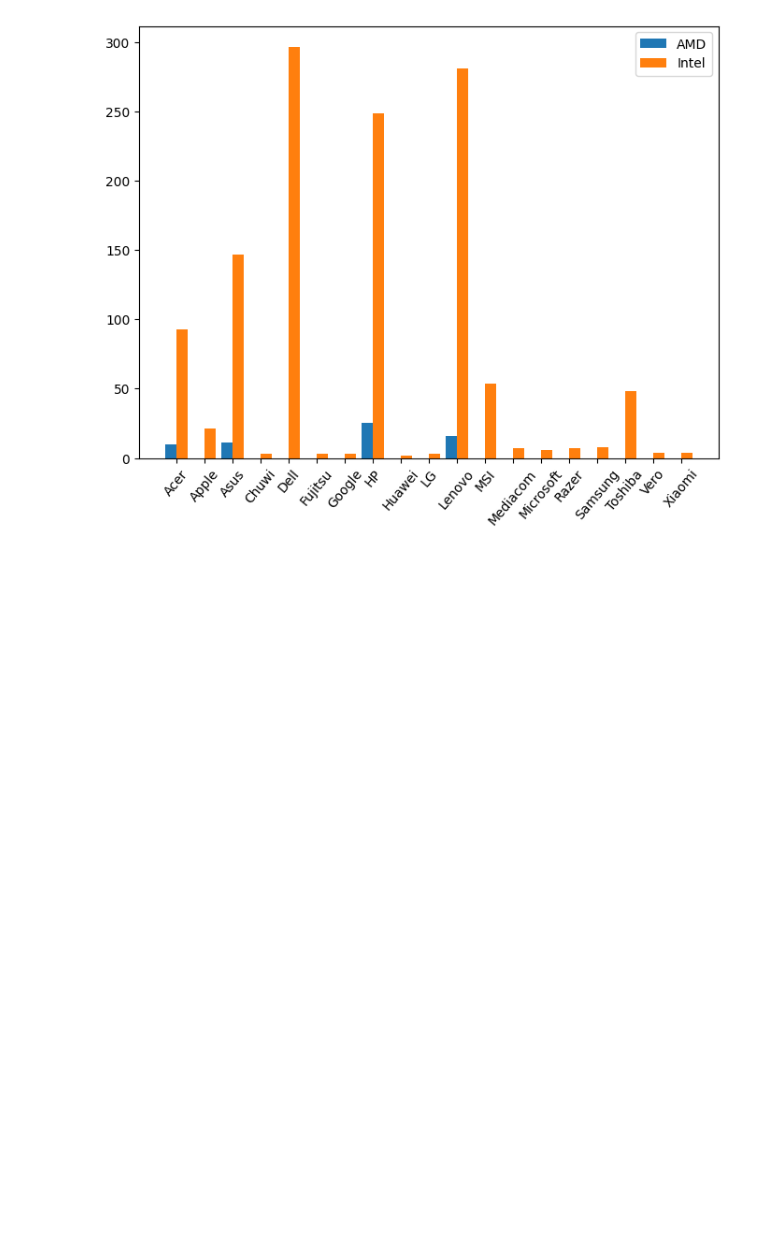
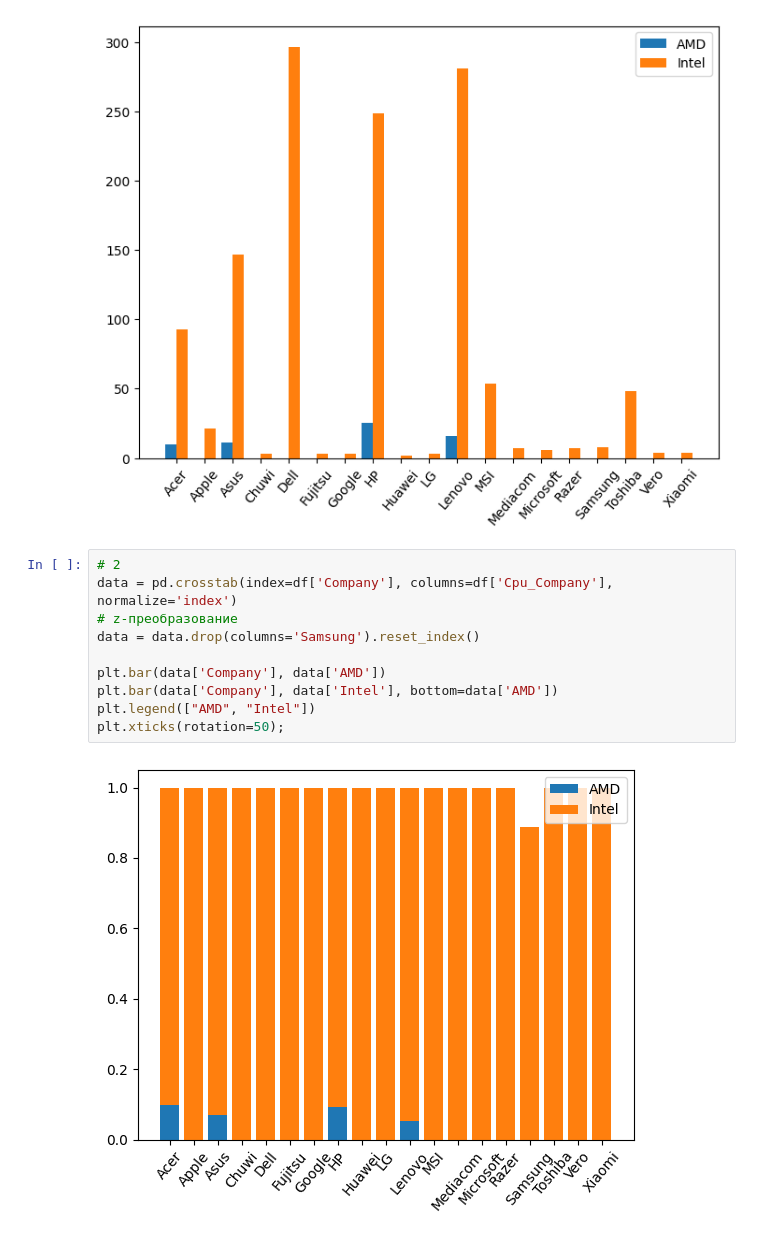
Before and after one commit to Valentinadjdj/DomRabota1, a Jupyter notebook: Seminar2_4.ipynb, the cells around one changed output. Saved outputs shown, nothing was run; the diff lists cells and outputs as text; blank space fills up the shorter version.

```diff
--- a/Seminar2_4.ipynb
+++ b/Seminar2_4.ipynb
@@ -644,3 +644,15 @@ plt.legend(["AMD", "Intel"])
 plt.xticks(n_ticks, data['Company'], rotation=50);
 # %% [output]
 [figure]
+# %%
+# 2
+data = pd.crosstab(index=df['Company'], columns=df['Cpu_Company'], normalize='index')
+# z-преобразование
+data = data.drop(columns='Samsung').reset_index()
+
+plt.bar(data['Company'], data['AMD'])
+plt.bar(data['Company'], data['Intel'], bottom=data['AMD'])
+plt.legend(["AMD", "Intel"])
+plt.xticks(rotation=50);
+# %% [output]
+[figure, added]
```
Also changed, not shown: parts of 12 cells of this notebook.
